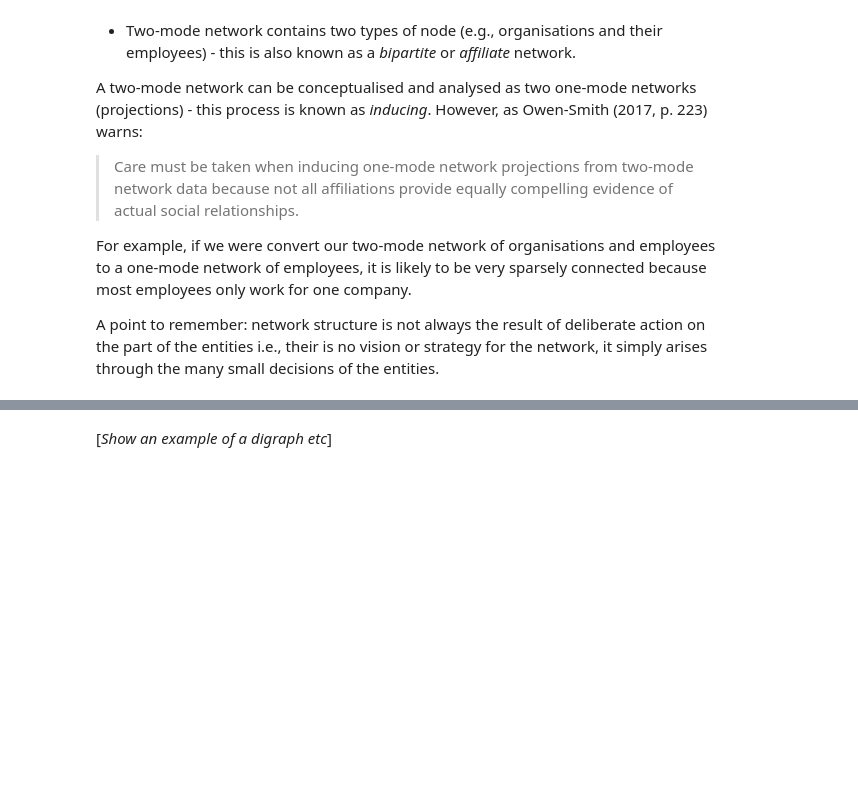
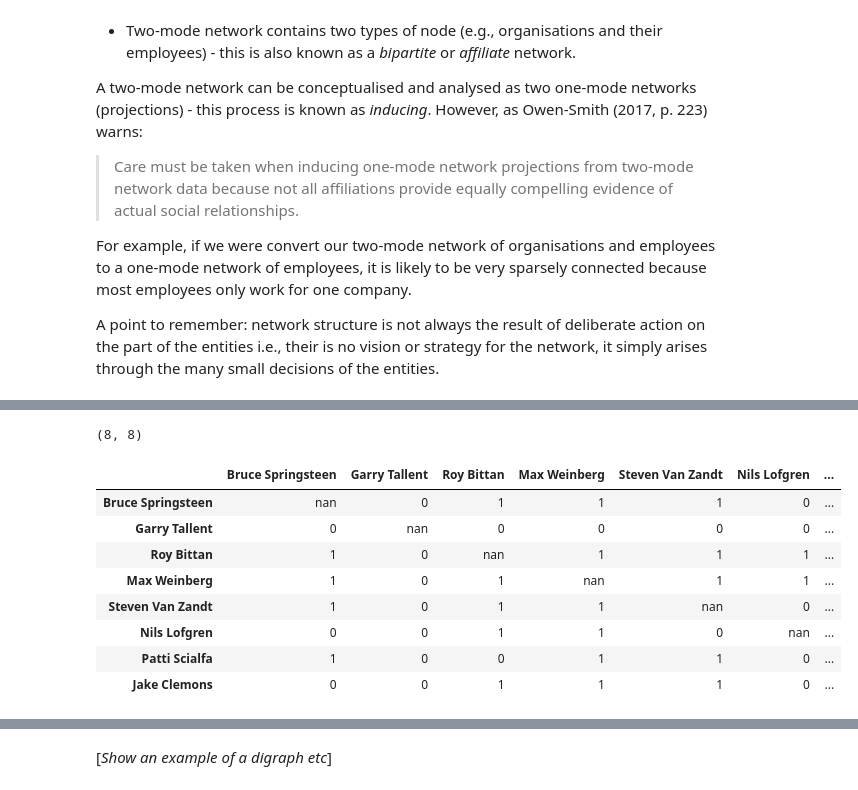
Before and after one commit to UKDataServiceOpen/social-network-analysis, a Jupyter notebook: code/ukds-sna-fundamentals-2020-09-01.ipynb, the cells around one changed output, grey strips where cells are left out. Cells and saved outputs as stored; diff of their text form; code cells hidden in the pictures; blank space fills up the shorter version.

```diff
--- a/code/ukds-sna-fundamentals-2020-09-01.ipynb
+++ b/code/ukds-sna-fundamentals-2020-09-01.ipynb
@@ -214,0 +257,17 @@ Networks can be represented using two main, complementary methods:
+# %%
+estreet = pd.read_csv("./data/e-street-band-members-2020-08-18.csv", index_col = 0)
+pd.options.display.float_format = '{:,.0f}'.format # change display of decimal numbers
+
+print(estreet.shape)
+estreet # view data set
+# %% [output]
+(8, 8)
+|  | Bruce Springsteen | Garry Tallent | Roy Bittan | Max Weinberg | Steven Van Zandt | Nils Lofgren | ... |
+| Bruce Springsteen | nan | 0 | 1 | 1 | 1 | 0 | ... |
+| Garry Tallent | 0 | nan | 0 | 0 | 0 | 0 | ... |
+| Roy Bittan | 1 | 0 | nan | 1 | 1 | 1 | ... |
+| Max Weinberg | 1 | 0 | 1 | nan | 1 | 1 | ... |
+| Steven Van Zandt | 1 | 0 | 1 | 1 | nan | 0 | ... |
+| Nils Lofgren | 0 | 0 | 1 | 1 | 0 | nan | ... |
+| Patti Scialfa | 1 | 0 | 0 | 1 | 1 | 0 | ... |
+| Jake Clemons | 0 | 0 | 1 | 1 | 1 | 0 | ... |
```
Also changed, not shown: parts of 22 cells of this notebook.
